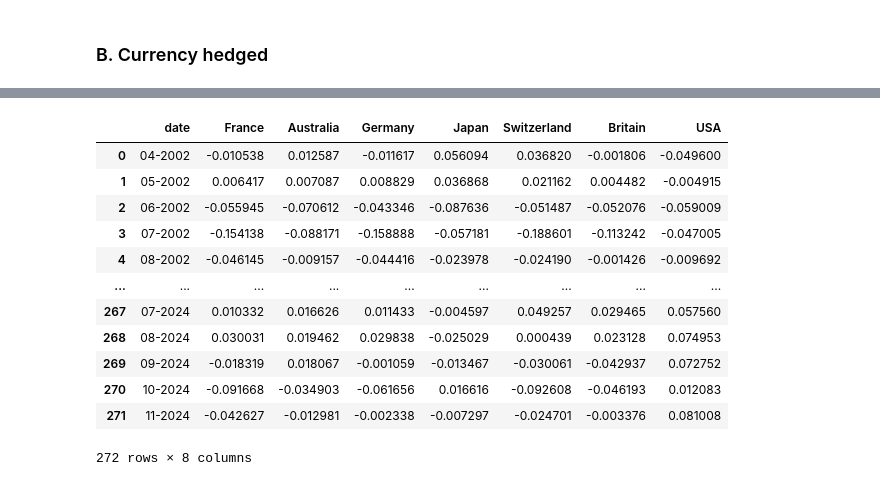
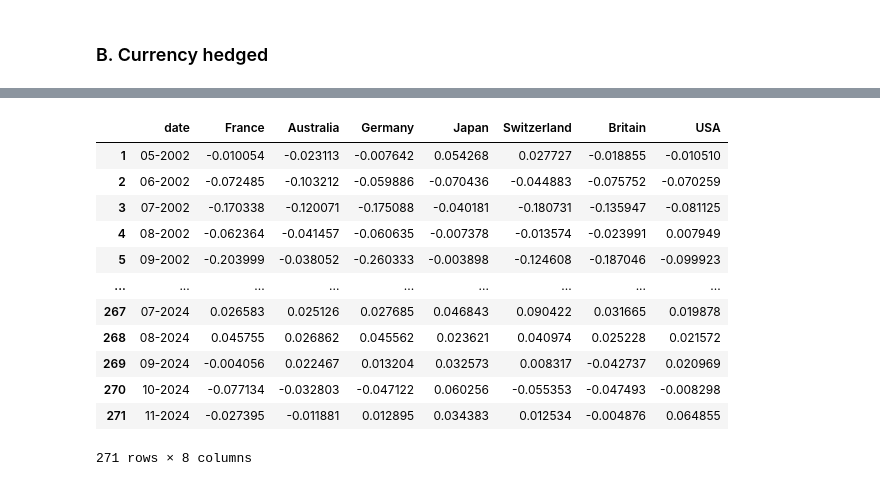
Before and after one commit to pherb127/Investments-Data, a Jupyter notebook: Investments.ipynb, the cells around one changed output, grey strips where cells are left out. Saved outputs shown, nothing was run; the diff lists cells and outputs as text; code cells hidden in the pictures.

```diff
--- a/Investments.ipynb
+++ b/Investments.ipynb
@@ -256,13 +256,15 @@ usd_rate['exchange_rate'] = usd_rate['exchange_rate']/100
 # Compute excess returns
 excess_ret = pd.DataFrame()
 excess_ret['date'] = aud_rate['observation_date']
-excess_ret['France'] = (eur_to_usd['exchange_rate'].shift(-1)/eur_to_usd['exchange_rate'])*(1+eur_rate['exchange_rate'])-(1+eur_rate['exchange_rate'])
-excess_ret['Australia'] = (aud_to_usd['exchange_rate'].shift(-1)/aud_to_usd['exchange_rate'])*(1+aud_rate['exchange_rate'])-(1+aud_rate['exchange_rate'])
-excess_ret['Germany'] = (eur_to_usd['exchange_rate'].shift(-1)/eur_to_usd['exchange_rate'])*(1+eur_rate['exchange_rate'])-(1+eur_rate['exchange_rate'])
-excess_ret['Japan'] = (jpy_to_usd['exchange_rate'].shift(-1)/jpy_to_usd['exchange_rate'])*(1+jpy_rate['exchange_rate'])-(1+jpy_rate['exchange_rate'])
-excess_ret['Switzerland'] = (chf_to_usd['exchange_rate'].shift(-1)/chf_to_usd['exchange_rate'])*(1+chf_rate['exchange_rate'])-(1+chf_rate['exchange_rate'])
-excess_ret['Britain'] = (gbp_to_usd['exchange_rate'].shift(-1)/gbp_to_usd['exchange_rate'])*(1+gbp_rate['exchange_rate'])-(1+gbp_rate['exchange_rate'])
-excess_ret['USA'] = (usd_rate['exchange_rate'].shift(-1)/usd_rate['exchange_rate'])*(1+usd_rate['exchange_rate'])-(1+usd_rate['exchange_rate'])
 
+excess_ret['France'] = (eur_to_usd['exchange_rate'].shift(-1)/eur_to_usd['exchange_rate'])*(1+eur_rate['exchange_rate'])-(1+usd_rate['exchange_rate'])
+excess_ret['Australia'] = (aud_to_usd['exchange_rate'].shift(-1)/aud_to_usd['exchange_rate'])*(1+aud_rate['exchange_rate'])-(1+usd_rate['exchange_rate'])
+excess_ret['Germany'] = (eur_to_usd['exchange_rate'].shift(-1)/eur_to_usd['exchange_rate'])*(1+eur_rate['exchange_rate'])-(1+usd_rate['exchange_rate'])
+excess_ret['Japan'] = (jpy_to_usd['exchange_rate'].shift(-1)/jpy_to_usd['exchange_rate'])*(1+jpy_rate['exchange_rate'])-(1+usd_rate['exchange_rate'])
+excess_ret['Switzerland'] = (chf_to_usd['exchange_rate'].shift(-1)/chf_to_usd['exchange_rate'])*(1+chf_rate['exchange_rate'])-(1+usd_rate['exchange_rate'])
+excess_ret['Britain'] = (gbp_to_usd['exchange_rate'].shift(-1)/gbp_to_usd['exchange_rate'])*(1+gbp_rate['exchange_rate'])-(1+usd_rate['exchange_rate'])
+excess_ret['USA'] = 0
 excess_ret = excess_ret.dropna()
 excess_ret['date'] = pd.to_datetime(excess_ret['date']).dt.strftime('%m-%Y')
+
+excess_ret
@@ -269,25 +285,25 @@ excess_ret['date'] = pd.to_datetime(excess_ret['date']).dt.strftime('%m-%Y')
 # %%
 # Assuming 'df' is the dataframe to compare with 'excess_ret'
 # Calculate the difference between all columns except 'date'
-hedged_returns = df.drop(columns=['date']).subtract(excess_ret.drop(columns=['date']), fill_value=0)
+hedged_returns = df[1:].drop(columns=['date']).subtract(excess_ret.drop(columns=['date']), fill_value=0)
 hedged_returns['date'] = df.date
 hedged_returns = hedged_returns[['date', 'France', 'Australia', 'Germany', 'Japan', 'Switzerland', 'Britain', 'USA']]
 
 hedged_returns.to_csv('./data/hedged_returns.csv', index=False)
 
 hedged_returns
 # %% [output]
 |  | date | France | Australia | Germany | Japan | Switzerland | Britain | USA |
-| 0 | 04-2002 | -0.010538 | 0.012587 | -0.011617 | 0.056094 | 0.036820 | -0.001806 | -0.049600 |
-| 1 | 05-2002 | 0.006417 | 0.007087 | 0.008829 | 0.036868 | 0.021162 | 0.004482 | -0.004915 |
-| 2 | 06-2002 | -0.055945 | -0.070612 | -0.043346 | -0.087636 | -0.051487 | -0.052076 | -0.059009 |
-| 3 | 07-2002 | -0.154138 | -0.088171 | -0.158888 | -0.057181 | -0.188601 | -0.113242 | -0.047005 |
-| 4 | 08-2002 | -0.046145 | -0.009157 | -0.044416 | -0.023978 | -0.024190 | -0.001426 | -0.009692 |
+| 1 | 05-2002 | -0.010054 | -0.023113 | -0.007642 | 0.054268 | 0.027727 | -0.018855 | -0.010510 |
+| 2 | 06-2002 | -0.072485 | -0.103212 | -0.059886 | -0.070436 | -0.044883 | -0.075752 | -0.070259 |
+| 3 | 07-2002 | -0.170338 | -0.120071 | -0.175088 | -0.040181 | -0.180731 | -0.135947 | -0.081125 |
+| 4 | 08-2002 | -0.062364 | -0.041457 | -0.060635 | -0.007378 | -0.013574 | -0.023991 | 0.007949 |
+| 5 | 09-2002 | -0.203999 | -0.038052 | -0.260333 | -0.003898 | -0.124608 | -0.187046 | -0.099923 |
 | ... | ... | ... | ... | ... | ... | ... | ... | ... |
-| 267 | 07-2024 | 0.010332 | 0.016626 | 0.011433 | -0.004597 | 0.049257 | 0.029465 | 0.057560 |
-| 268 | 08-2024 | 0.030031 | 0.019462 | 0.029838 | -0.025029 | 0.000439 | 0.023128 | 0.074953 |
-| 269 | 09-2024 | -0.018319 | 0.018067 | -0.001059 | -0.013467 | -0.030061 | -0.042937 | 0.072752 |
-| 270 | 10-2024 | -0.091668 | -0.034903 | -0.061656 | 0.016616 | -0.092608 | -0.046193 | 0.012083 |
-| 271 | 11-2024 | -0.042627 | -0.012981 | -0.002338 | -0.007297 | -0.024701 | -0.003376 | 0.081008 |
+| 267 | 07-2024 | 0.026583 | 0.025126 | 0.027685 | 0.046843 | 0.090422 | 0.031665 | 0.019878 |
+| 268 | 08-2024 | 0.045755 | 0.026862 | 0.045562 | 0.023621 | 0.040974 | 0.025228 | 0.021572 |
+| 269 | 09-2024 | -0.004056 | 0.022467 | 0.013204 | 0.032573 | 0.008317 | -0.042737 | 0.020969 |
+| 270 | 10-2024 | -0.077134 | -0.032803 | -0.047122 | 0.060256 | -0.055353 | -0.047493 | -0.008298 |
+| 271 | 11-2024 | -0.027395 | -0.011881 | 0.012895 | 0.034383 | 0.012534 | -0.004876 | 0.064855 |
-272 rows × 8 columns
+271 rows × 8 columns
 # %%
```
Also changed, not shown: parts of 18 cells of this notebook, 2 other files.
